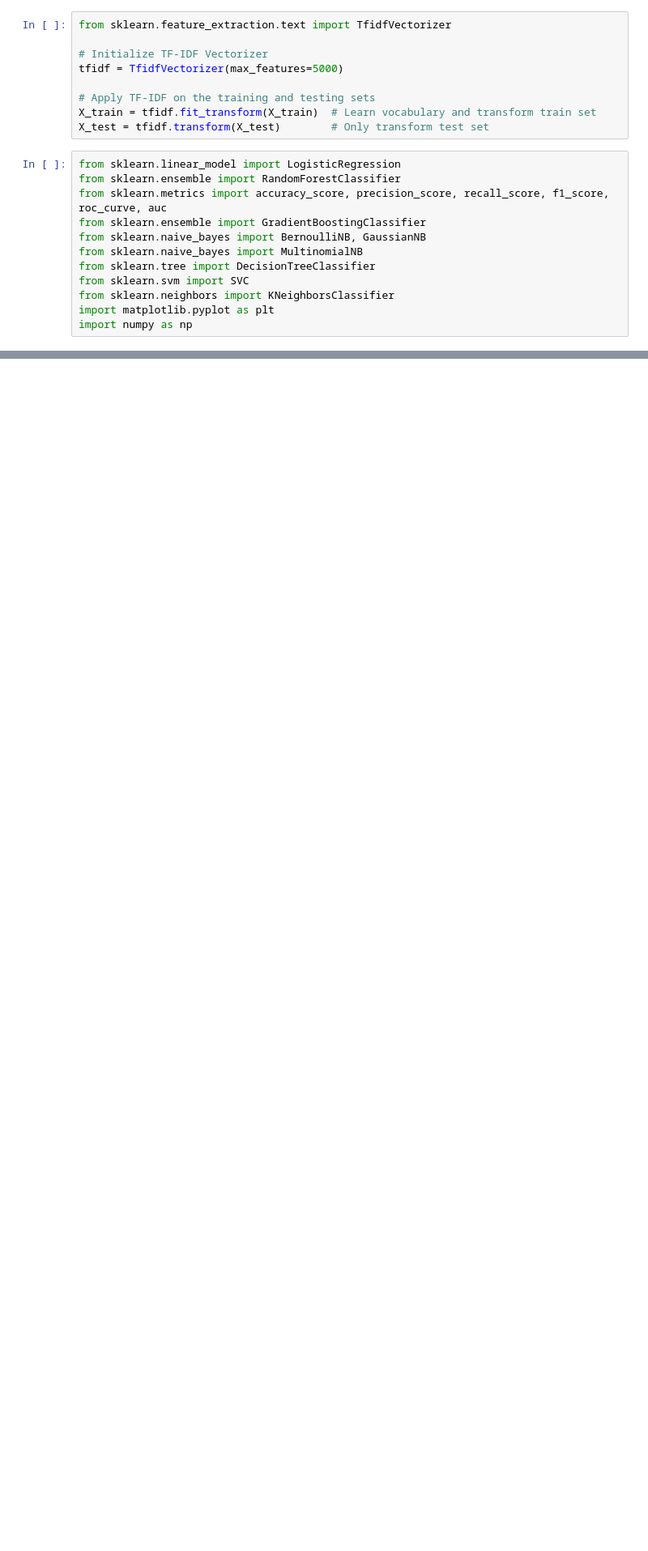
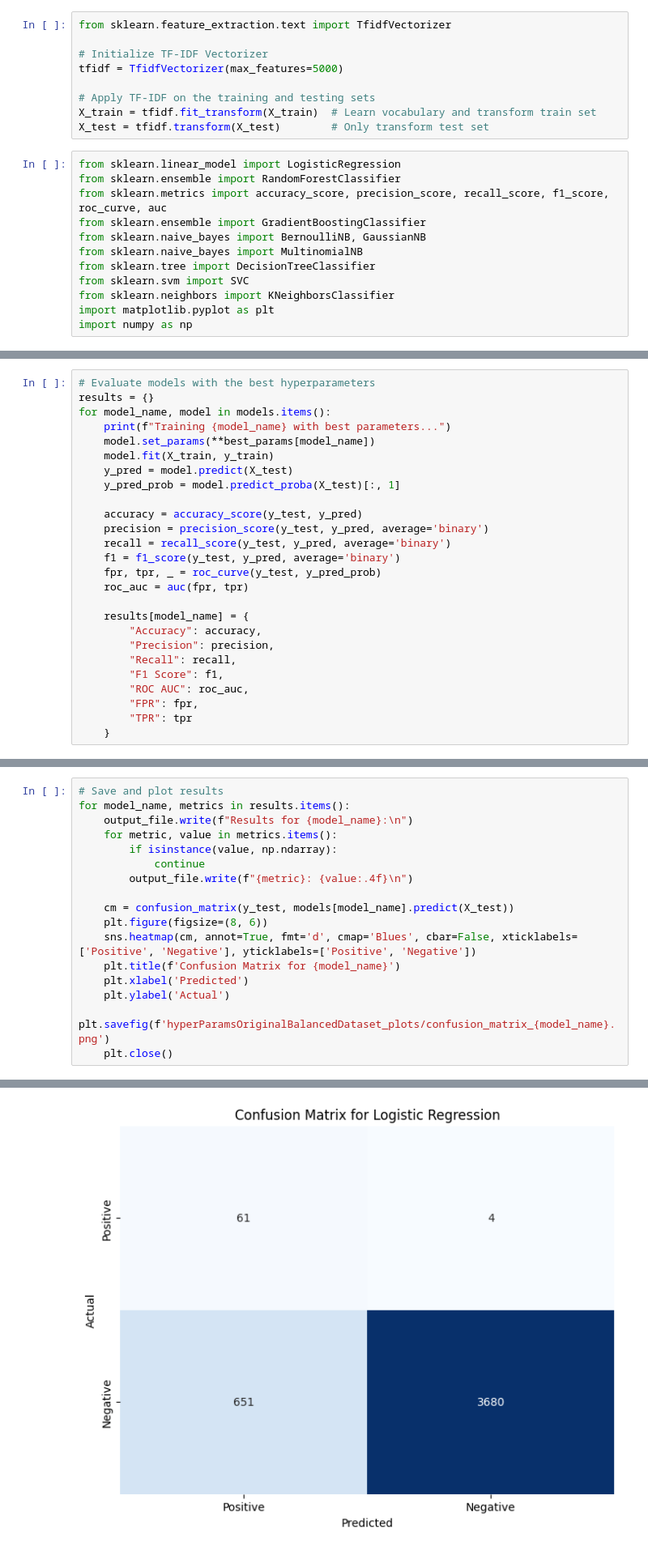
Before and after one commit to DCC-UAB/ACproject-group-10, a Jupyter notebook: balanced_original_dataset.ipynb, the cells around one changed output, grey strips where cells are left out. Shown at 81% size. Cells and saved outputs as stored; diff of their text form; blank space fills up the shorter version.

Commit message:
balanced_original_dataset_hyperparams

```diff
--- a/balanced_original_dataset.ipynb
+++ b/balanced_original_dataset.ipynb
@@ -223,0 +283,26 @@ ROC AUC: 0.9216
+# %%
+# Evaluate models with the best hyperparameters
+results = {}
+for model_name, model in models.items():
+    print(f"Training {model_name} with best parameters...")
+    model.set_params(**best_params[model_name])
+    model.fit(X_train, y_train)
+    y_pred = model.predict(X_test)
+    y_pred_prob = model.predict_proba(X_test)[:, 1]
+
+    accuracy = accuracy_score(y_test, y_pred)
+    precision = precision_score(y_test, y_pred, average='binary')
+    recall = recall_score(y_test, y_pred, average='binary')
+    f1 = f1_score(y_test, y_pred, average='binary')
+    fpr, tpr, _ = roc_curve(y_test, y_pred_prob)
+    roc_auc = auc(fpr, tpr)
+
+    results[model_name] = {
+        "Accuracy": accuracy,
+        "Precision": precision,
+        "Recall": recall,
+        "F1 Score": f1,
+        "ROC AUC": roc_auc,
+        "FPR": fpr,
+        "TPR": tpr
+    }
@@ -223,0 +314,18 @@ ROC AUC: 0.9216
+# %%
+# Save and plot results
+for model_name, metrics in results.items():
+    output_file.write(f"Results for {model_name}:\n")
+    for metric, value in metrics.items():
+        if isinstance(value, np.ndarray):
+            continue
+        output_file.write(f"{metric}: {value:.4f}\n")
+
+    cm = confusion_matrix(y_test, models[model_name].predict(X_test))
+    plt.figure(figsize=(8, 6))
+    sns.heatmap(cm, annot=True, fmt='d', cmap='Blues', cbar=False, xticklabels=['Positive', 'Negative'], yticklabels=['Positive', 'Negative'])
+    plt.title(f'Confusion Matrix for {model_name}')
+    plt.xlabel('Predicted')
+    plt.ylabel('Actual')
+    plt.savefig(f'hyperParamsOriginalBalancedDataset_plots/confusion_matrix_{model_name}.png')
+    plt.close()
+# %% [output]
@@ -223,0 +333 @@ ROC AUC: 0.9216
+[figure, added]
```
Also changed, not shown: parts of 8 cells of this notebook, 6 other files.
